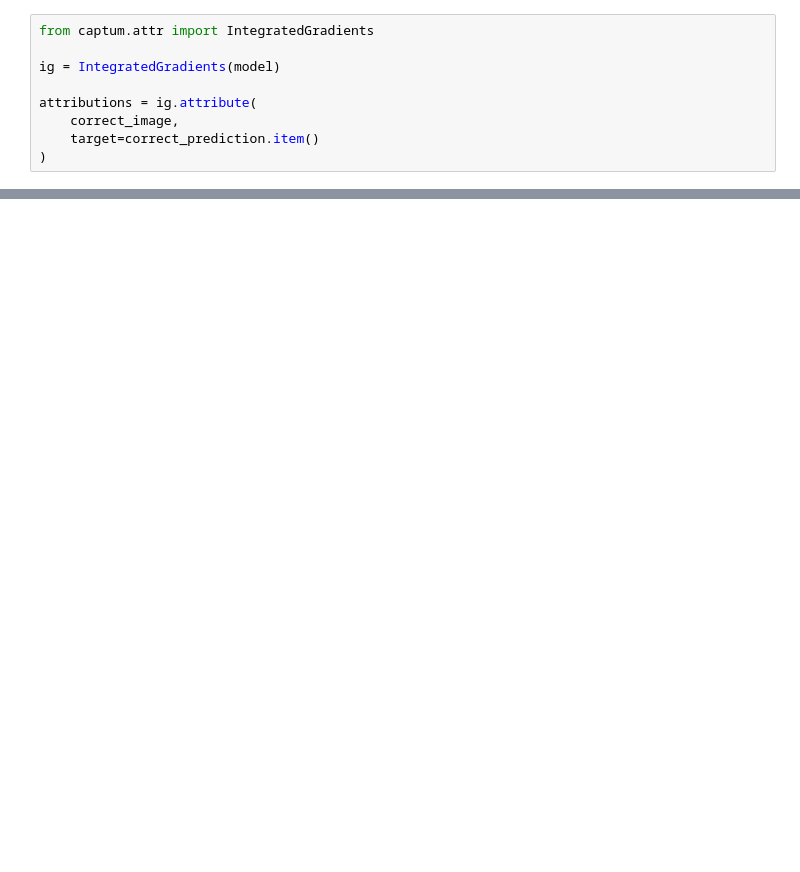
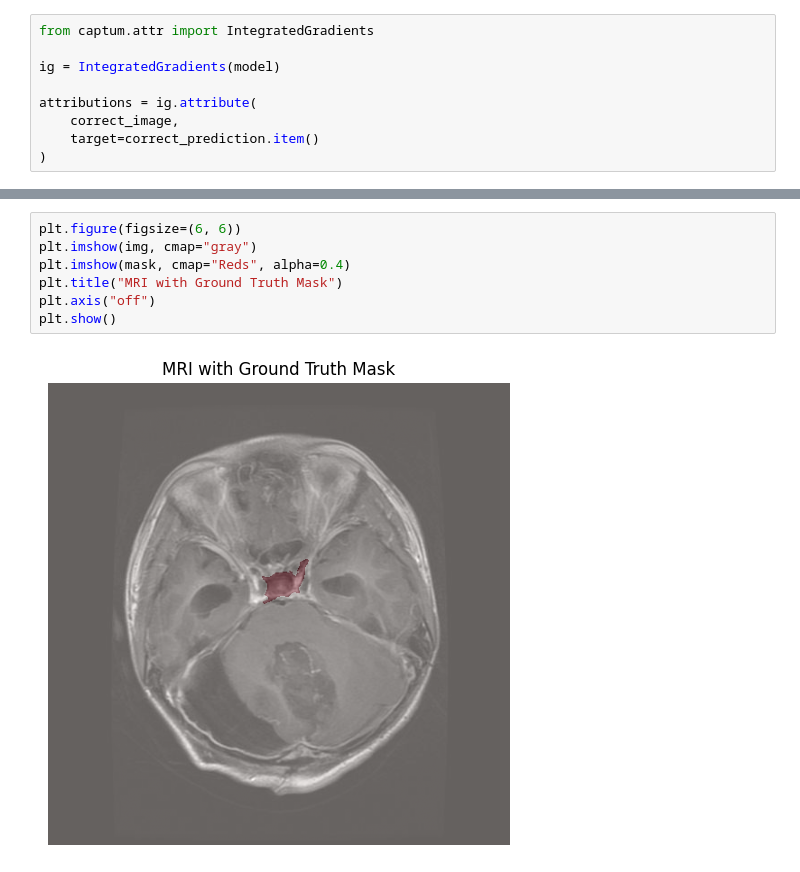
Before and after one commit to ccai2053/brisc2025-brain-tumor-project, a Jupyter notebook: notebooks/interpretability_demo.ipynb, the cells around one changed output, grey strips where cells are left out. Cells and saved outputs as stored; diff of their text form; blank space fills up the shorter version.

```diff
--- a/notebooks/interpretability_demo.ipynb
+++ b/notebooks/interpretability_demo.ipynb
@@ -165,0 +238,9 @@ plt.show()
+# %%
+plt.figure(figsize=(6, 6))
+plt.imshow(img, cmap="gray")
+plt.imshow(mask, cmap="Reds", alpha=0.4)
+plt.title("MRI with Ground Truth Mask")
+plt.axis("off")
+plt.show()
+# %% [output]
+[figure, added]
```
Also changed, not shown: parts of 12 cells of this notebook, 2 other files.
